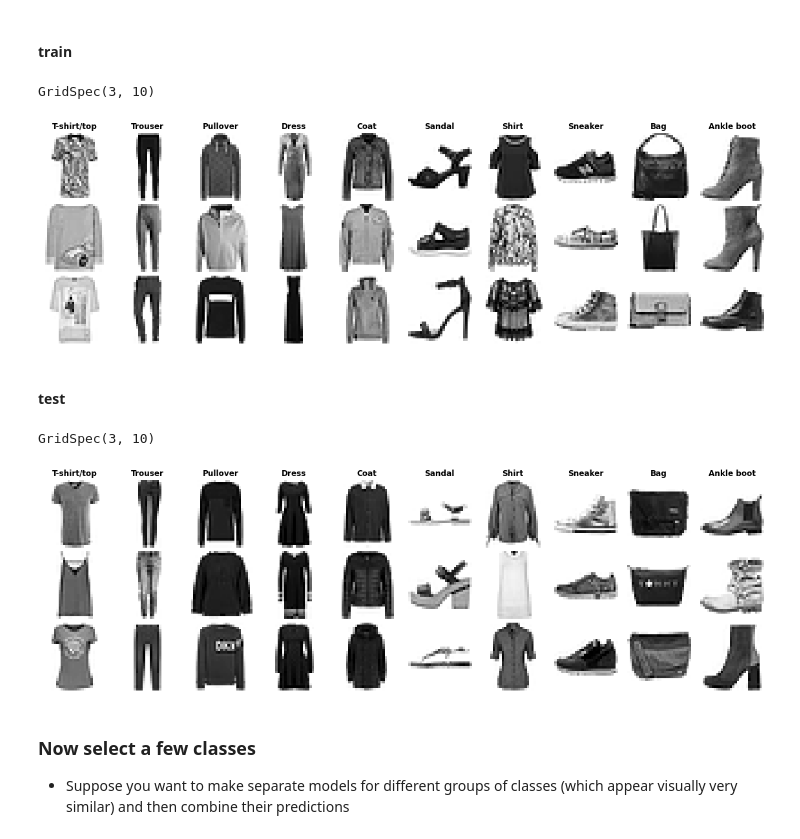
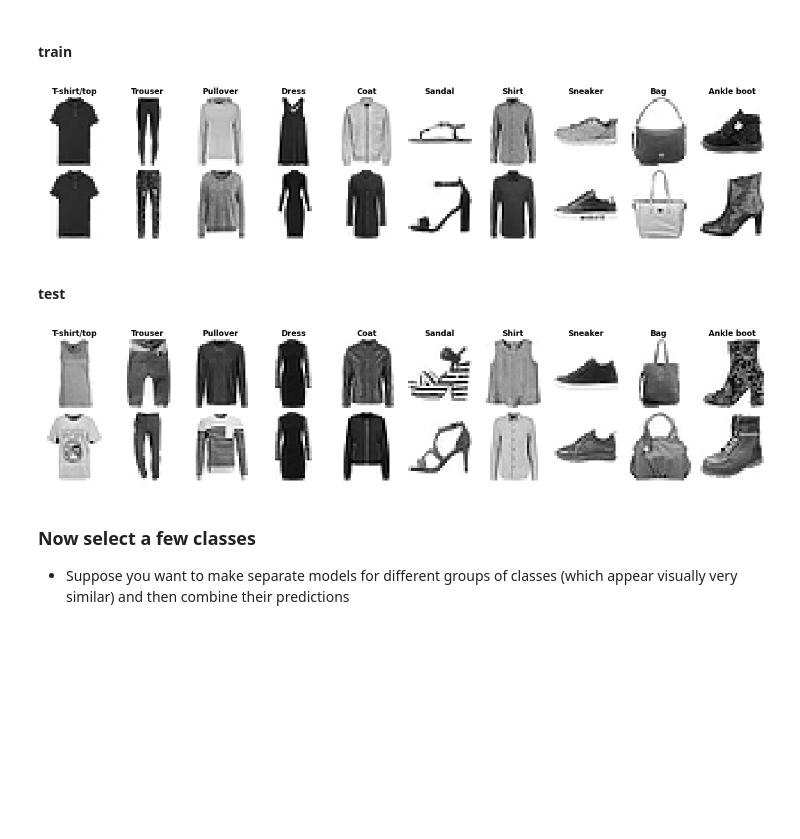
Before and after one commit to abhi8893/tensorflow-deep-learning-mrdbourke, a Jupyter notebook: notebooks/02B-Fashion-MNIST-larger-example.ipynb, the cells around one changed output. Drawn from its saved outputs; the diff is of its cells as text; code cells hidden in the pictures; blank space fills up the shorter version.

```diff
--- a/notebooks/02B-Fashion-MNIST-larger-example.ipynb
+++ b/notebooks/02B-Fashion-MNIST-larger-example.ipynb
@@ -108,6 +100,8 @@ img.axes.set_axis_off()
 from matplotlib.gridspec import GridSpec
 import copy
 # %%
+
+# TODO: Implement .copy method (https://stackoverflow.com/questions/45051720/best-practice-to-implement-copy-method/45094347)
 class ImageDataset:
 
     def __init__(self, train_data, test_data=None, class_names=None):
@@ -141,7 +135,7 @@ class ImageDataset:
             raise ValueError('Test data is not provided!')
 
 
-    def view_random_images(self, class_labels=None, n_each=1, subset='train', cmap='auto'):
+    def view_random_images(self, class_labels='any', n_each=1, subset='train', cmap='auto'):
 
         self.__check_test_subset(subset)
 
@@ -155,7 +149,9 @@ class ImageDataset:
                 cmap = plt.cm.binary
 
 
-        if class_labels is None:
+        if class_labels == 'any':
+            class_labels = [np.random.choice(self.class_labels)]
+        elif class_labels == 'all':
             class_labels = self.class_labels
 
         n_classes = len(class_labels)
@@ -190,7 +186,7 @@ class ImageDataset:
                 if j == 0:
                     ax.set_title(cls_lab, fontdict=dict(weight='bold'))
 
-        return gs
+        return np.reshape(fig.axes, (n_each, len(class_labels)))
 
 
     def select(self, class_labels, apply_on_subset='all'):
@@ -248,17 +244,15 @@ imgds.plot_labelcounts()
 # %% [markdown]
 #### train
 # %%
-imgds.view_random_images(class_labels=None, n_each=3, subset='train')
+axn = imgds.view_random_images(class_labels='all', n_each=2, subset='train')
 # %% [output]
-GridSpec(3, 10)
-[figure, old version]
+[figure, new version]
 # %% [markdown]
 #### test
 # %%
-imgds.view_random_images(class_labels=None, n_each=3, subset='test')
+axn = imgds.view_random_images(class_labels='all', n_each=2, subset='test')
 # %% [output]
-GridSpec(3, 10)
-[figure, old version]
+[figure, new version]
 # %% [markdown]
 ### Now select a few classes
 
```
Also changed, not shown: parts of 61 cells of this notebook.
